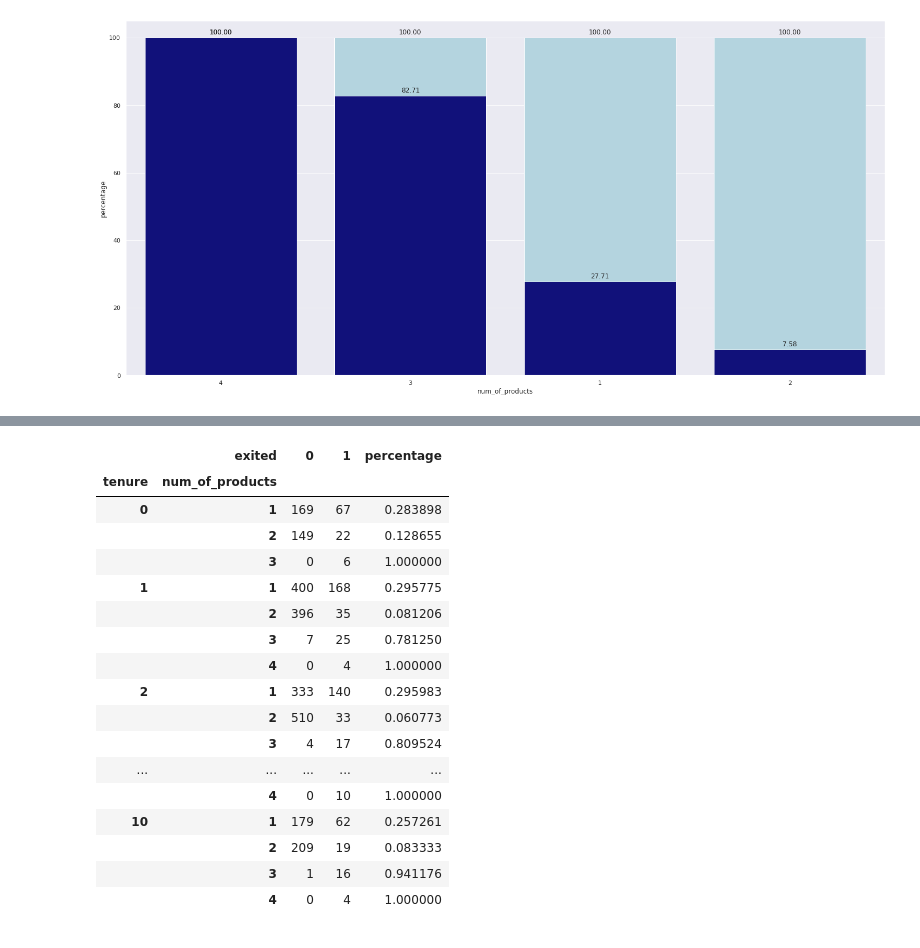
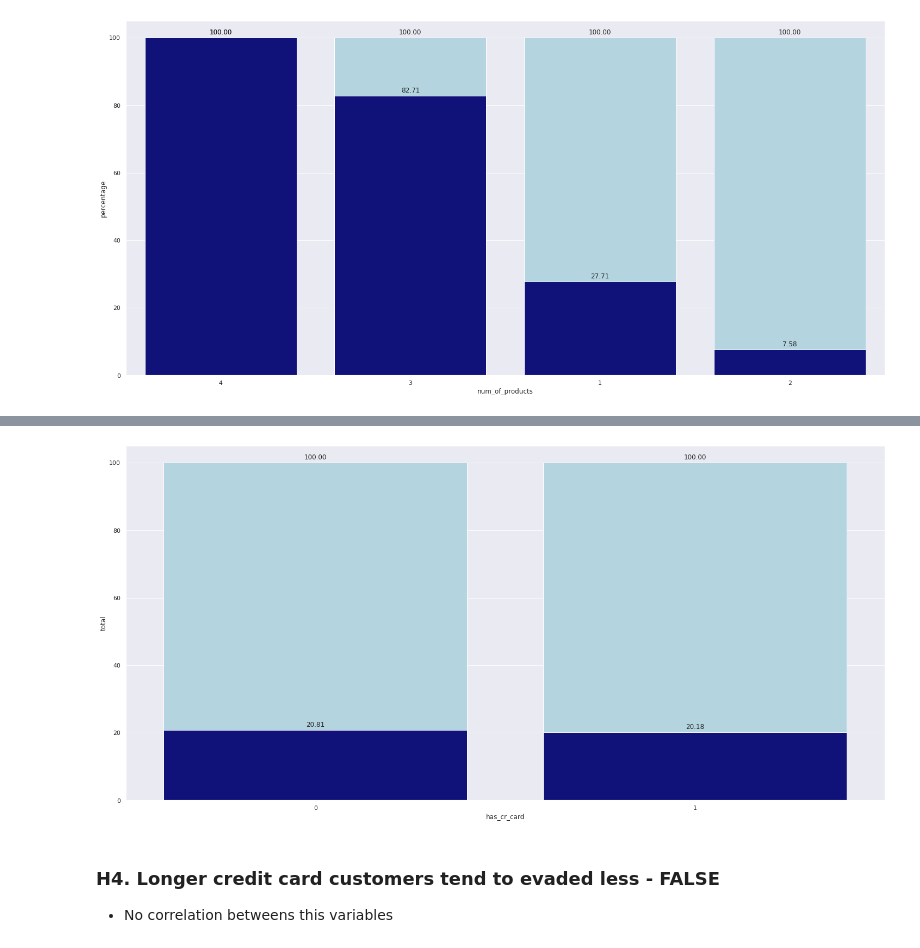
Before and after one commit to tadeucbm/churn_predict, a Jupyter notebook: notebooks/c1_churn_predict.ipynb, the cells around one changed output, grey strips where cells are left out. Cells and saved outputs as stored; diff of their text form; code cells hidden in the pictures.

```diff
--- a/notebooks/c1_churn_predict.ipynb
+++ b/notebooks/c1_churn_predict.ipynb
@@ -574,21 +557,24 @@ aux['percentage'] = aux[1] / (aux[0] + aux[1])
-# %%
-aux
-# %% [output]
-|  | exited | 0 | 1 | percentage |
-| tenure | num_of_products |  |  |  |
-| 0 | 1 | 169 | 67 | 0.283898 |
-|  | 2 | 149 | 22 | 0.128655 |
-|  | 3 | 0 | 6 | 1.000000 |
-| 1 | 1 | 400 | 168 | 0.295775 |
-|  | 2 | 396 | 35 | 0.081206 |
-|  | 3 | 7 | 25 | 0.781250 |
-|  | 4 | 0 | 4 | 1.000000 |
-| 2 | 1 | 333 | 140 | 0.295983 |
-|  | 2 | 510 | 33 | 0.060773 |
-|  | 3 | 4 | 17 | 0.809524 |
-| ... | ... | ... | ... | ... |
-|  | 4 | 0 | 10 | 1.000000 |
-| 10 | 1 | 179 | 62 | 0.257261 |
-|  | 2 | 209 | 19 | 0.083333 |
-|  | 3 | 1 | 16 | 0.941176 |
-|  | 4 | 0 | 4 | 1.000000 |
+# %%
+# Create a crosstab with variables has_cr_card and exited
+aux = pd.crosstab(df3['has_cr_card'], df3['exited'])
+aux['total'] = round(aux[1] / (aux[0] + aux[1]) * 100, 2)
+
+# auxiliar dataframe
+aux_2 = pd.DataFrame({0: 100, 1: 100}, index=[0]).T.reset_index()
+# %%
+# plot percentage bar of each number of products
+bar1 = sns.barplot(x=aux_2['index'], y=aux_2[0], color='lightblue')
+bar2 = sns.barplot(x=aux.index, y=aux['total'], color='darkblue')
+
+
+# annot
+for p in bar2.patches:
+            bar2.annotate(format(p.get_height(), '.2f'),
+                          (p.get_x() + p.get_width() / 2., p.get_height()),
+                           ha = 'center', va = 'center', xytext = (0, 10),
+                           textcoords = 'offset points')
+# %% [output]
+[figure, added]
+# %% [markdown]
+### H4. Longer credit card customers tend to evaded less - FALSE
+- No correlation betweens this variables
```
Also changed, not shown: parts of 39 cells of this notebook.
